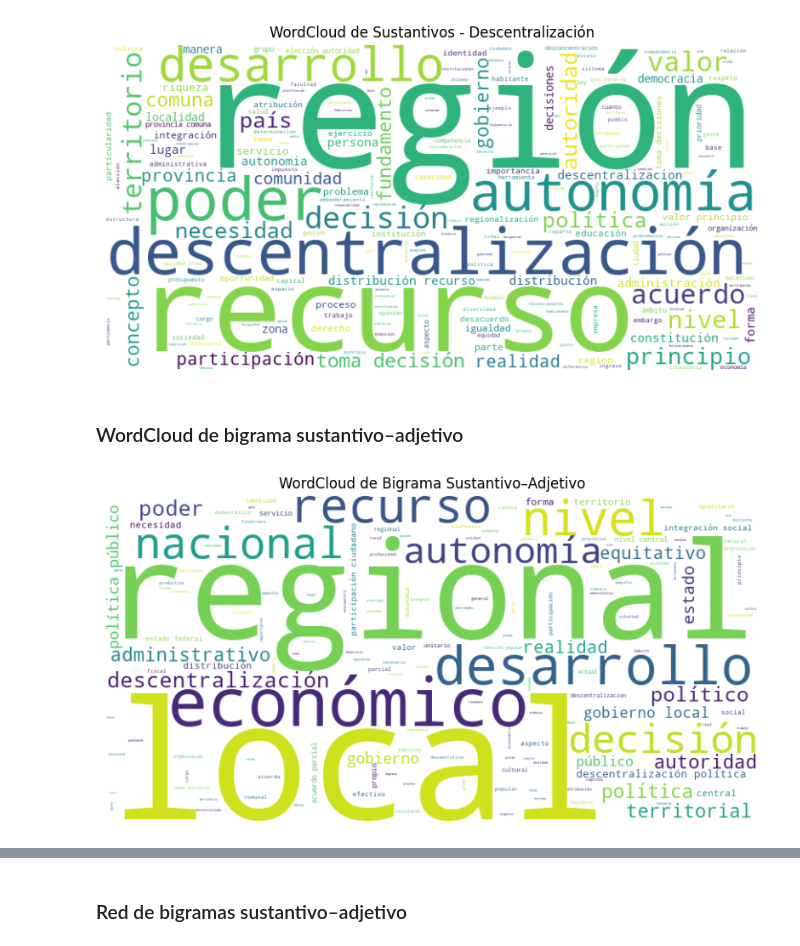
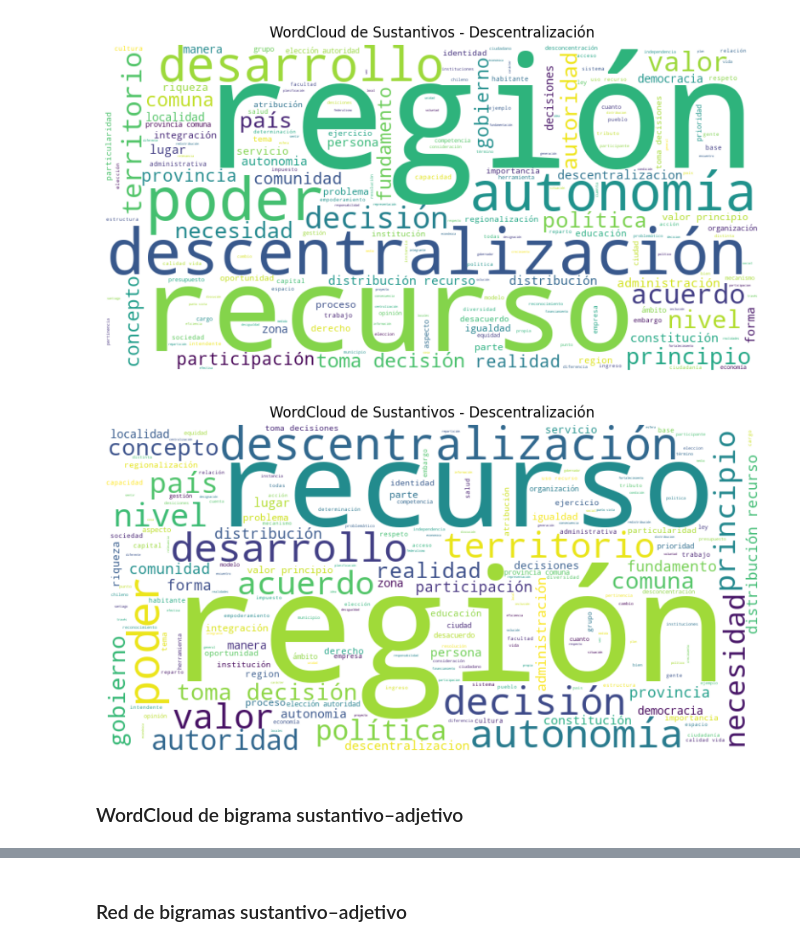
Before and after one commit to RiveraCamilo/mineria-texto-nlp, a Jupyter notebook: tarea1_camilo_rivera.ipynb, the cells around one changed output, grey strips where cells are left out. Cells and saved outputs as stored; diff of their text form; code cells hidden in the pictures.

```diff
--- a/tarea1_camilo_rivera.ipynb
+++ b/tarea1_camilo_rivera.ipynb
@@ -165,0 +179,10 @@ df_concepto['lemma'] = [lemmatizer(x) for x in df_concepto['fundamento']]
+# %%
+# Paso 1: limpieza básica de signos, dígitos y saltos de línea
+df_concepto['lemma'] = df_concepto['lemma'].str.translate(str.maketrans('', '', string.punctuation))
+df_concepto['lemma'] = df_concepto['lemma'].str.translate(str.maketrans('', '', string.digits))
+df_concepto['lemma'] = df_concepto['lemma'].str.strip()
+df_concepto['lemma'] = df_concepto['lemma'].str.replace('\n', ' ', regex=False)
+# %%
+# Paso 2: eliminar filas con menos de 3 palabras lematizadas
+df_concepto = df_concepto[[len(x.split()) > 2 for x in df_concepto['lemma']]]
+df_concepto = df_concepto.reset_index(drop=True)
@@ -196,30 +263,59 @@ plt.title("WordCloud de Sustantivos - Descentralización")
 plt.show()
 # %% [output]
 [figure]
+# %%
+from nltk import word_tokenize
+from nltk.corpus import stopwords
+import matplotlib.pyplot as plt
+from wordcloud import WordCloud
+import string
+
+stopwords_esp = set(stopwords.words('spanish'))
+signos = set(string.punctuation)
+
+sustantivos = []
+
+for texto in df_concepto['fundamento'].dropna():
+    doc = nlp(texto)
+    for sent in doc.sentences:
+        for word in sent.words:
+            if word.upos == 'NOUN':
+                lemma = word.lemma.lower()
+                if lemma not in stopwords_esp and lemma not in signos:
+                    sustantivos.append(lemma)
+
+# WordCloud de sustantivos
+wordcloud = WordCloud(width=800, height=400, background_color='white').generate(' '.join(sustantivos))
+
+plt.figure(figsize=(10, 5))
+plt.imshow(wordcloud, interpolation='bilinear')
+plt.axis('off')
+plt.title("WordCloud de Sustantivos - Descentralización")
+plt.show()
+# %% [output]
+[figure, added]
 # %% [markdown]
 ### WordCloud de bigrama sustantivo–adjetivo
 # %%
-from nltk.util import bigrams
+import stanza
 from collections import Counter
+from wordcloud import WordCloud
+import matplotlib.pyplot as plt
+import re
 
-bigramas = []
+# Asegúrate de haber cargado el pipeline
+# nlp = stanza.Pipeline(lang='es', processors='tokenize,mwt,pos,lemma')
+
+bigramas_filtrados = []
 
 for texto in df_concepto['fundamento'].dropna():
     doc = nlp(texto)
     for sent in doc.sentences:
         lemmas = [(w.lemma.lower(), w.upos) for w in sent.words]
         for i in range(len(lemmas) - 1):
-            if lemmas[i][1] == 'NOUN' and lemmas[i + 1][1] == 'ADJ':
-                bigrama = f"{lemmas[i][0]} {lemmas[i + 1][0]}"
-                bigramas.append(bigrama)
-
-# WordCloud de bigramas sustantivo-adjetivo
-wordcloud_bigrams = WordCloud(width=800, height=400, background_color='white').generate(' '.join(bigramas))
-
-plt.figure(figsize=(10, 5))
-plt.imshow(wordcloud_bigrams, interpolation='bilinear')
-plt.axis('off')
-plt.title("WordCloud de Bigrama Sustantivo–Adjetivo")
-plt.show()
+            if lemmas[i][1] == 'NOUN' and lemmas[i+1][1] == 'ADJ':
+                # Eliminar dígitos
+                s = re.sub(r'\d+', '', lemmas[i][0])
+                a = re.sub(r'\d+', '', lemmas[i+1][0])
+                if s and a:
+                    bigramas_filtrados.append(f"{s} {a}")
-# %% [output]
-[figure, removed]
```
Also changed, not shown: parts of 9 cells of this notebook.
